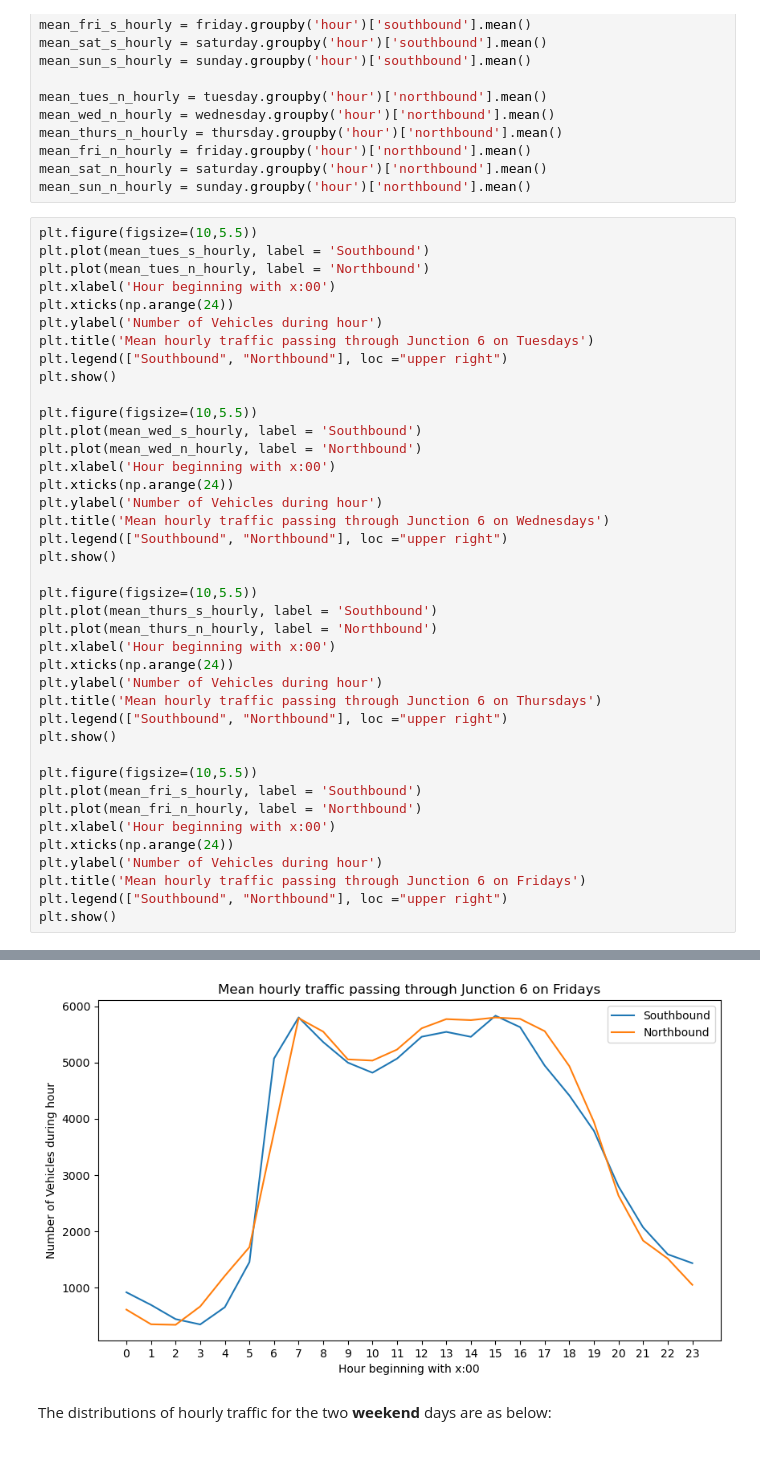
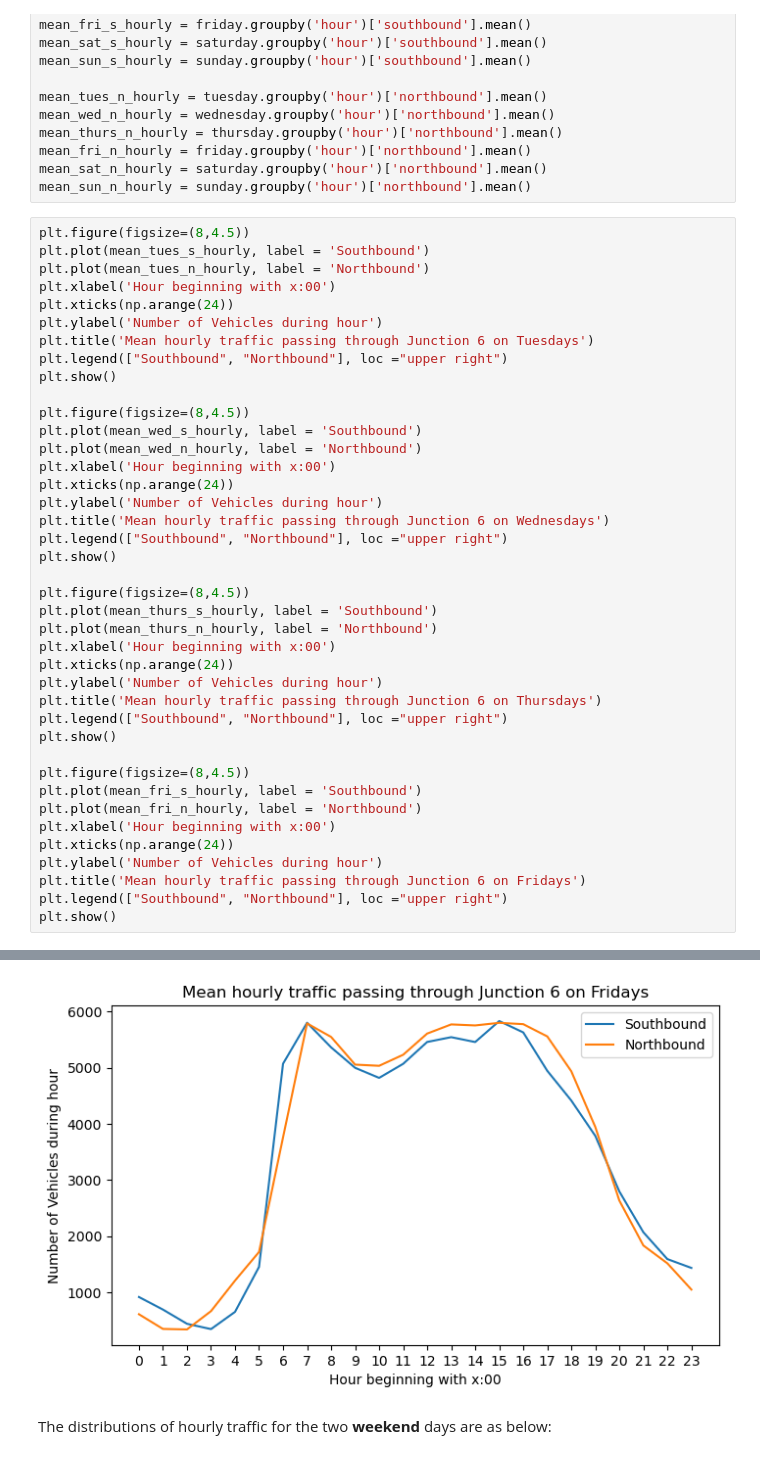
Before and after one commit to jmce22/pfda_project1, a Jupyter notebook: pfda_project1.ipynb, the cells around one changed output, grey strips where cells are left out. Drawn from its saved outputs; the diff is of its cells as text.

```diff
--- a/pfda_project1.ipynb
+++ b/pfda_project1.ipynb
@@ -197,7 +206,7 @@ mean_fri_n_hourly = friday.groupby('hour')['northbound'].mean()
 mean_sat_n_hourly = saturday.groupby('hour')['northbound'].mean()
 mean_sun_n_hourly = sunday.groupby('hour')['northbound'].mean()
 # %%
-plt.figure(figsize=(10,5.5))
+plt.figure(figsize=(8,4.5))
 plt.plot(mean_tues_s_hourly, label = 'Southbound')
 plt.plot(mean_tues_n_hourly, label = 'Northbound')
 plt.xlabel('Hour beginning with x:00')
@@ -207,7 +216,7 @@ plt.title('Mean hourly traffic passing through Junction 6 on Tuesdays')
 plt.legend(["Southbound", "Northbound"], loc ="upper right")
 plt.show()
 
-plt.figure(figsize=(10,5.5))
+plt.figure(figsize=(8,4.5))
 plt.plot(mean_wed_s_hourly, label = 'Southbound')
 plt.plot(mean_wed_n_hourly, label = 'Northbound')
 plt.xlabel('Hour beginning with x:00')
@@ -217,7 +226,7 @@ plt.title('Mean hourly traffic passing through Junction 6 on Wednesdays')
 plt.legend(["Southbound", "Northbound"], loc ="upper right")
 plt.show()
 
-plt.figure(figsize=(10,5.5))
+plt.figure(figsize=(8,4.5))
 plt.plot(mean_thurs_s_hourly, label = 'Southbound')
 plt.plot(mean_thurs_n_hourly, label = 'Northbound')
 plt.xlabel('Hour beginning with x:00')
@@ -227,7 +236,7 @@ plt.title('Mean hourly traffic passing through Junction 6 on Thursdays')
 plt.legend(["Southbound", "Northbound"], loc ="upper right")
 plt.show()
 
-plt.figure(figsize=(10,5.5))
+plt.figure(figsize=(8,4.5))
 plt.plot(mean_fri_s_hourly, label = 'Southbound')
 plt.plot(mean_fri_n_hourly, label = 'Northbound')
 plt.xlabel('Hour beginning with x:00')
@@ -243,4 +252,4 @@ plt.show()
-[figure, old version]
+[figure, new version]
 # %% [markdown]
 The distributions of hourly traffic for the two **weekend** days are as below:
 # %%
```
Also changed, not shown: parts of 21 cells of this notebook, 3 other files.
